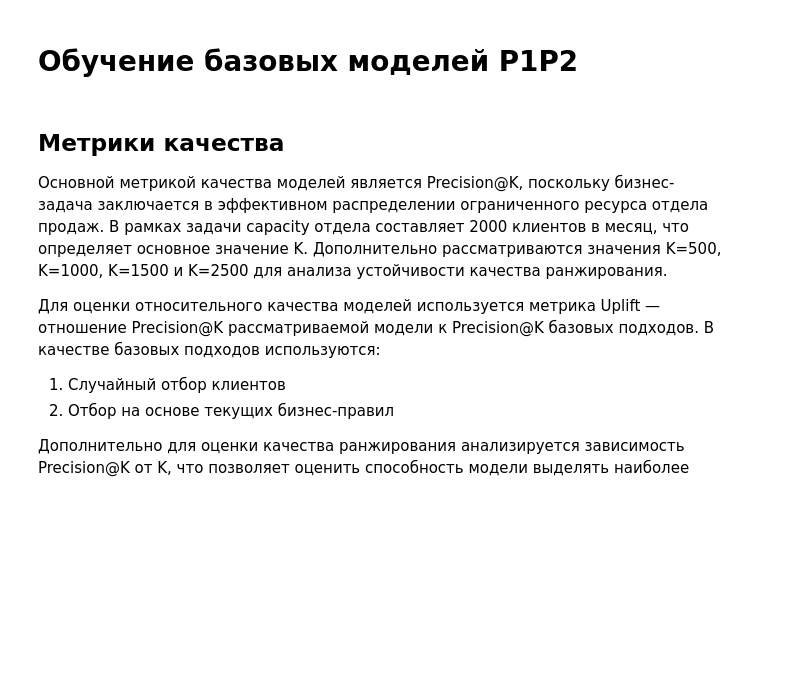
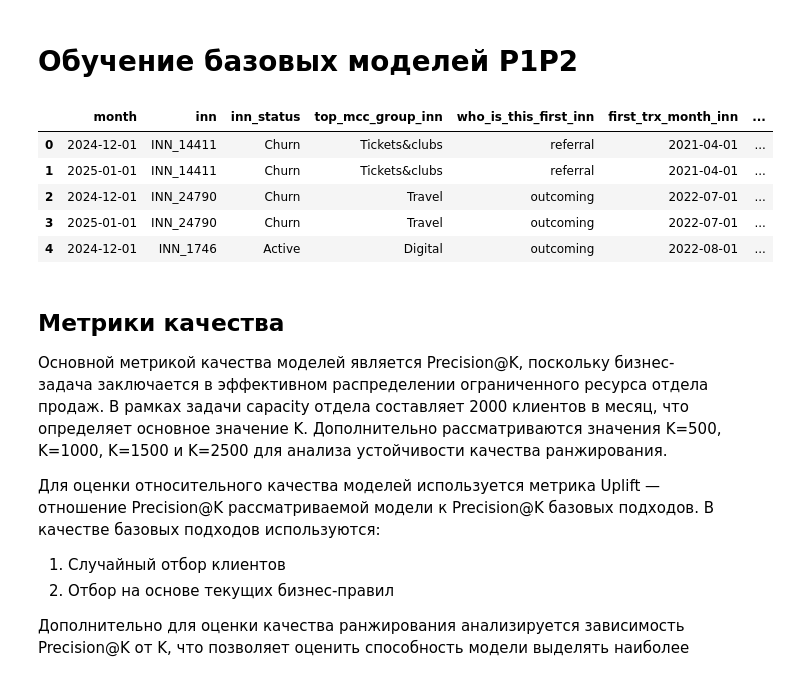
Before and after one commit to andreyerichev/ABD-Final-Project, a Jupyter notebook: analysis/baseline_models_p1p2.ipynb, the cells around one changed output. Cells and saved outputs as stored; diff of their text form; code cells hidden in the pictures; blank space fills up the shorter version.

```diff
--- a/analysis/baseline_models_p1p2.ipynb
+++ b/analysis/baseline_models_p1p2.ipynb
@@ -11,24 +10,24 @@ pd.set_option('display.max_columns', None)
 pd.set_option('display.max_rows', 50)
 pd.set_option('display.precision', 4)
 # %%
-PATH = Path("..", "data", "processed", "p1p2_data.csv")
-df = pd.read_csv(PATH, sep=";")
+from acquiring_xsell.data import load_data
+from acquiring_xsell.preprocessing import process_dtypes, fill_missing_values
+from acquiring_xsell.features import build_features, make_product_df
 
-DTTM_COLS = [
-    'month',
-    'first_trx_month_inn',
-    'last_active_month_inn',
-    'first_month_p3',
-    'first_month_altpay5',
-]
+df = load_data()
+df = process_dtypes(df)
+df = fill_missing_values(df)
+df = build_features(df)
+df = make_product_df(df, "p1p2")
 
-for col in DTTM_COLS:
-    df[col] = pd.to_datetime(df[col])
-
-# Приводим bool-колонки к int8, чтобы они корректно обрабатывались в моделях
-bool_cols = df.select_dtypes(include='bool').columns
-for col in bool_cols:
-    df[col] = df[col].astype('int8')
+df.head()
+# %% [output]
+|  | month | inn | inn_status | top_mcc_group_inn | who_is_this_first_inn | first_trx_month_inn | ... |
+| 0 | 2024-12-01 | INN_14411 | Churn | Tickets&clubs | referral | 2021-04-01 | ... |
+| 1 | 2025-01-01 | INN_14411 | Churn | Tickets&clubs | referral | 2021-04-01 | ... |
+| 2 | 2024-12-01 | INN_24790 | Churn | Travel | outcoming | 2022-07-01 | ... |
+| 3 | 2025-01-01 | INN_24790 | Churn | Travel | outcoming | 2022-07-01 | ... |
+| 4 | 2024-12-01 | INN_1746 | Active | Digital | outcoming | 2022-08-01 | ... |
 # %% [markdown]
 ## Метрики качества
 Основной метрикой качества моделей является Precision@K, поскольку бизнес-задача заключается в эффективном распределении ограниченного ресурса отдела продаж. В рамках задачи capacity отдела составляет 2000 клиентов в месяц, что определяет основное значение K. Дополнительно рассматриваются значения K=500, K=1000, K=1500 и K=2500 для анализа устойчивости качества ранжирования.
```
Also changed, not shown: parts of 21 cells of this notebook, 8 other files.
